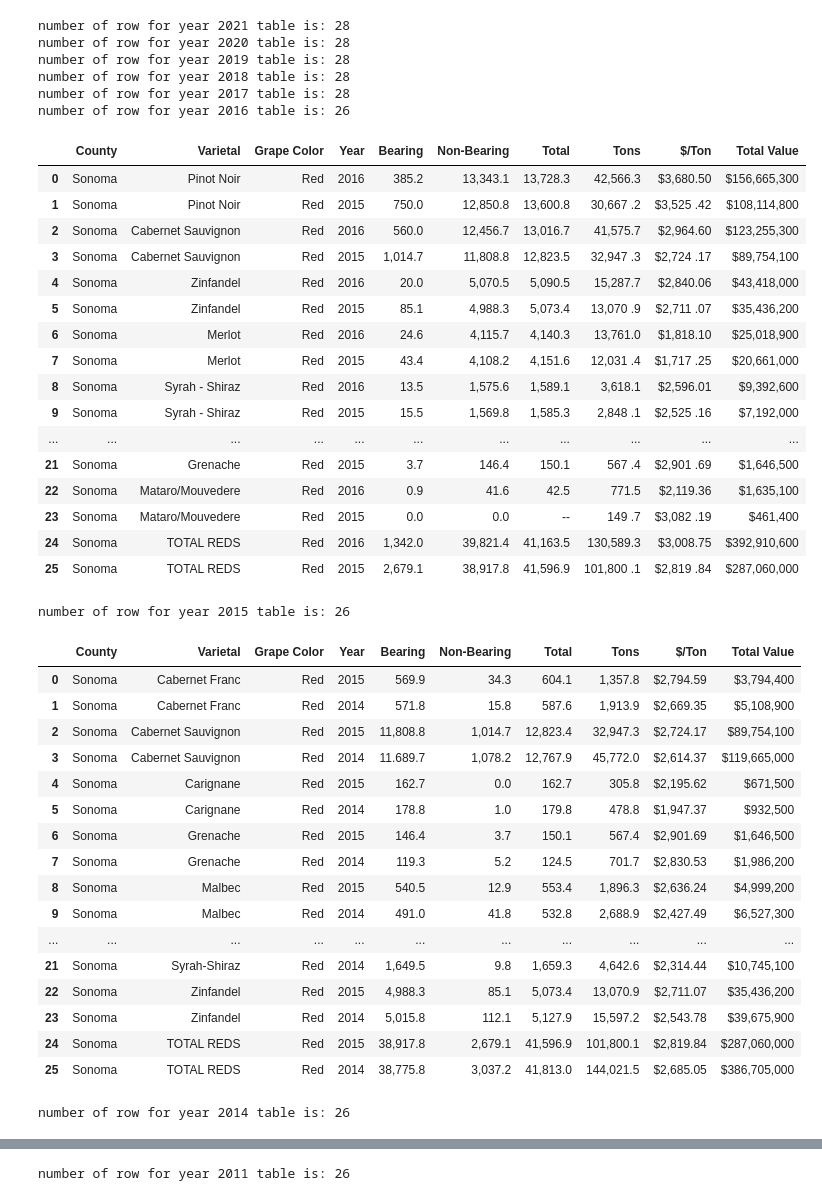
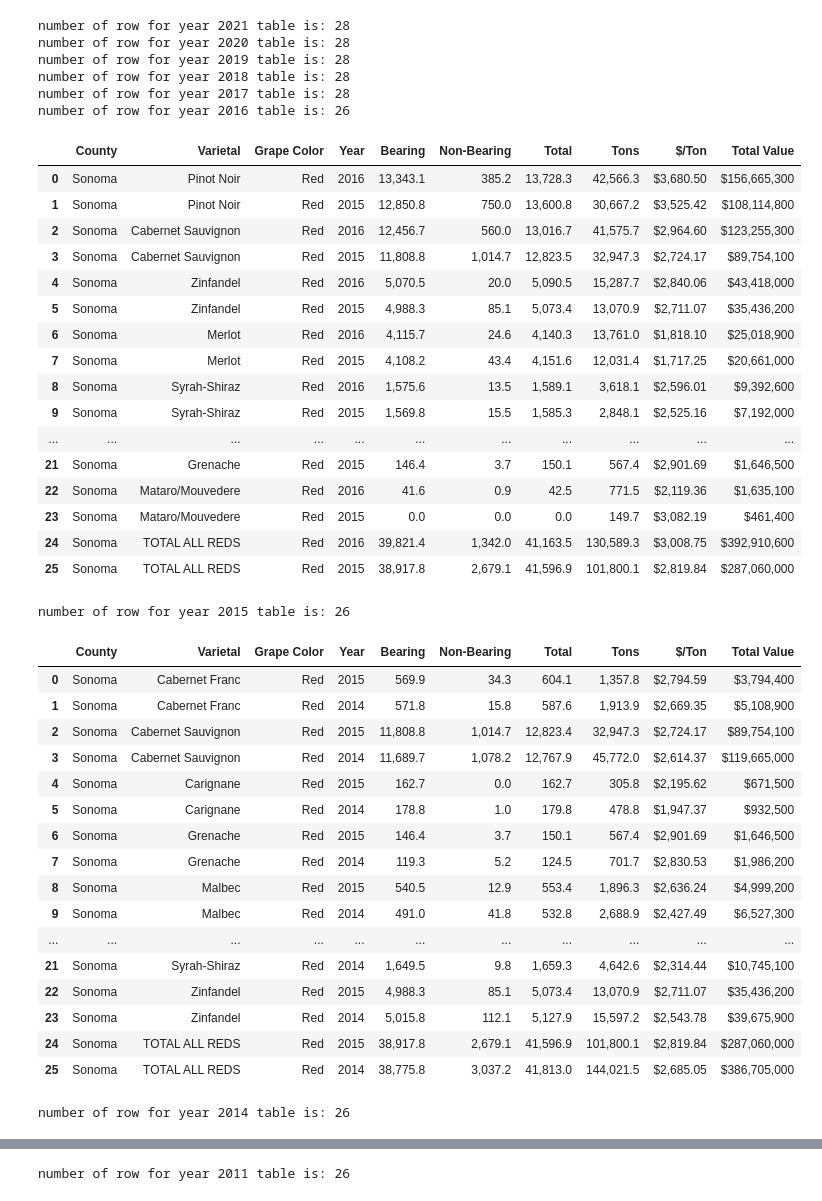
Before and after one commit to oscar6688/Farm-Smoke-Project, a Jupyter notebook: 2001-2021_sonoma.ipynb, the cells around one changed output, grey strips where cells are left out. Saved outputs shown, nothing was run; the diff lists cells and outputs as text; code cells hidden in the pictures.

Commit message:
concat dataframe and fix duplicate errors

```diff
--- a/2001-2021_sonoma.ipynb
+++ b/2001-2021_sonoma.ipynb
@@ -19,7 +19,7 @@ pd.options.mode.chained_assignment = None  # default='warn'
 # If encounter SSL certify error - go to your Python 3.x.x folder and install Certification
 # %%
 csv = pd.read_csv('farm_smoke.csv')
-sonoma_data = csv.query('County == "Sonoma" and Year >= 2000').copy().reset_index(drop=True)
+sonoma_data = csv.query('County == "Sonoma" and Year >= 2001').copy().reset_index(drop=True)
 sonoma_data
 # %% [output]
 |  | County | Year | Links |
@@ -306,7 +307,16 @@ for link, year in zip(urls, sonoma_data['Year']):
 # %%
 def rename_replace_varietal_column(table, year):
 
-    if year <= 2010:
+    if year == 2016:
+        table.columns = ['0', '1', '2', '3', '4', '5', '6', '7']
+        # For 2016 crop report:
+        # temp is non-bearing
+        table['Temp'] = table['3']  # Create a temporary column and store 'Bearing' values
+        table['3'] = table['2']  # Move 'Non-Bearing' values to 'Bearing' column
+        table['2'] = table['Temp']  # Move temporary values to 'Non-Bearing' column
+        table.drop('Temp', axis=1, inplace=True)  # Drop the temporary column
+
+    elif year <= 2010:
         if year != 2006 and year != 2004 and year != 2003 and year != 2001:
             table.columns = ['0', '1', '2', '3', '4', '5', '6', '7', '8', '9']
             table['7'] = table['6'] + table['7']
@@ -324,7 +334,6 @@ def rename_replace_varietal_column(table, year):
         # 2011 specific fixes
         # 24		2011	5,216.8	81.1	5,297.9	13,101.0	$ 2,357.61	$\n30,887,100
         # 25	Zinfandel
-
         data.loc[24][0] = data.loc[25][0]
         data.loc[27][0] = data.loc[28][0]
         data.loc[28][0] = ''
@@ -351,7 +360,11 @@ def rename_replace_varietal_column(table, year):
     data['Varietal'] = data['Varietal'].replace('Cabernet', 'Cabernet Sauvignon')
 
     # for 2016 only; ignored when dataset does not contain these strings
-    data['Varietal'] = data['Varietal'].replace('Sangiovese/', 'Sangiovese/Sangioveto')
+     # for 2016; Sangiovese/Sangiove to Sangiovese
+    data['Varietal'] = data['Varietal'].replace('Sangiovese/', 'Sangiovese')
+    # for 2016 Syrah - Shiraz to Syrah-Shiraz ;
+    data['Varietal'] = data['Varietal'].replace('Syrah - Shiraz', 'Syrah-Shiraz')
+    data['Varietal'] = data['Varietal'].replace('TOTAL REDS', 'TOTAL ALL REDS')
 
     # for 2005 and 2004
     data['Varietal'] = data['Varietal'].replace('Cabernet Sauv.', 'Cabernet Sauvigno')
@@ -389,9 +402,16 @@ def fix_incorrect_digits(data, year):
         data['Non-Bearing'] = data['Non-Bearing'].str.replace('--', '0.0', regex=False)
 
         data['Total'] = data['Total'].str.replace(' .', '.', regex=False)
-        data['Total'].str.replace('--', '0.0', regex=False)
-        data['$/Ton'].str.replace(' .', '.', regex=False)
-        data['Total Value'].str.replace(' ', ',')
+        data['Total'] = data['Total'].str.replace('--', '0.0', regex=False)
+        data['Tons'] = data['Tons'].str.replace(' ', '', regex=False)
+        data['$/Ton'] = data['$/Ton'].str.replace(' .', '.', regex=False)
+        data['Total Value'] = data['Total Value'].str.replace(' ', ',')
+    elif year == 2015:
+        data['$/Ton'] = data['$/Ton'].replace('$2.525.16', '$2,525.16')
+        data['$/Ton'] = data['$/Ton'].replace('$3,525,42', '$3,525.42')
+        data['Bearing'] = data['Bearing'].replace('11 689.7', '11,689.7')
+
+
     elif year == 2011:
         # for 2011 only
         data['Bearing'] = data['Bearing'].str.replace(' ', '.')
@@ -422,7 +442,9 @@ def fix_incorrect_digits(data, year):
 
         # specific for 2007
         data['$/Ton'] = data['$/Ton'].str.replace(' (a)', '', regex=False)
+        data['$/Ton'] = data['$/Ton'].str.replace(')', '', regex=False)
         data['Total Value'] = data['Total Value'].str.replace(') ', '', regex=False)
+        data['Total Value'] = data['Total Value'].str.replace('5,240.200', '5,240,200', regex=False)
 
         # specific for 2006:
         data['Bearing'] = data['Bearing'].str.replace('*', '', regex=False)
@@ -447,6 +469,8 @@ def fix_incorrect_digits(data, year):
 # %%
 # for <= 2016 we need to do it separately because of formatting
 
+combined_data_up_to_2017 = pd.DataFrame()
+combined_data_up_to_2001 = pd.DataFrame()
 
 # this goes up to 2017 files
 for table, year in zip(table_list, sonoma_data['Year']):
@@ -462,55 +486,61 @@ for table, year in zip(table_list, sonoma_data['Year']):
         # if exist a string that has empty space, add a '.' to complete the number
         data = fix_incorrect_digits(data_shifted, year)
 
         print(f'number of row for year {year} table is: {len(data)}')
 
+        combined_data_up_to_2017 = pd.concat([combined_data_up_to_2017, data])
+
         # display(data)
+        # display(combined_data_up_to_2017)
+
     # skips 2012 and 2013, their PDFs are not extractable
     elif year <= 2016 and year != 2013 and year != 2012:
         if year == 2009 or year == 2007 or year == 2003 or year == 2002 or year == 2001:
             table.drop([0,1,2], axis=0, inplace=True)
         else:
             table.drop([0,1], axis=0, inplace=True)
 
         # rename column names
         data_varietal_replaced = rename_replace_varietal_column(table, year)
         data_shifted = add_shift_county_color_column(data_varietal_replaced)
 
         # if exist a string that has empty space, add a '.' to complete the number
         data = fix_incorrect_digits(data_shifted, year)
 
         print(f'number of row for year {year} table is: {len(data)}')
         display(data)
+
+        combined_data_up_to_2001 = pd.concat([combined_data_up_to_2001, data])
 # %% [output]
 number of row for year 2021 table is: 28
 number of row for year 2020 table is: 28
 number of row for year 2019 table is: 28
 number of row for year 2018 table is: 28
 number of row for year 2017 table is: 28
 number of row for year 2016 table is: 26
 |  | County | Varietal | Grape Color | Year | Bearing | Non-Bearing | Total | Tons | $/Ton | Total Value |
-| 0 | Sonoma | Pinot Noir | Red | 2016 | 385.2 | 13,343.1 | 13,728.3 | 42,566.3 | $3,680.50 | $156,665,300 |
-| 1 | Sonoma | Pinot Noir | Red | 2015 | 750.0 | 12,850.8 | 13,600.8 | 30,667 .2 | $3,525 .42 | $108,114,800 |
-| 2 | Sonoma | Cabernet Sauvignon | Red | 2016 | 560.0 | 12,456.7 | 13,016.7 | 41,575.7 | $2,964.60 | $123,255,300 |
-| 3 | Sonoma | Cabernet Sauvignon | Red | 2015 | 1,014.7 | 11,808.8 | 12,823.5 | 32,947 .3 | $2,724 .17 | $89,754,100 |
-| 4 | Sonoma | Zinfandel | Red | 2016 | 20.0 | 5,070.5 | 5,090.5 | 15,287.7 | $2,840.06 | $43,418,000 |
-| 5 | Sonoma | Zinfandel | Red | 2015 | 85.1 | 4,988.3 | 5,073.4 | 13,070 .9 | $2,711 .07 | $35,436,200 |
-| 6 | Sonoma | Merlot | Red | 2016 | 24.6 | 4,115.7 | 4,140.3 | 13,761.0 | $1,818.10 | $25,018,900 |
-| 7 | Sonoma | Merlot | Red | 2015 | 43.4 | 4,108.2 | 4,151.6 | 12,031 .4 | $1,717 .25 | $20,661,000 |
-| 8 | Sonoma | Syrah - Shiraz | Red | 2016 | 13.5 | 1,575.6 | 1,589.1 | 3,618.1 | $2,596.01 | $9,392,600 |
-| 9 | Sonoma | Syrah - Shiraz | Red | 2015 | 15.5 | 1,569.8 | 1,585.3 | 2,848 .1 | $2,525 .16 | $7,192,000 |
+| 0 | Sonoma | Pinot Noir | Red | 2016 | 13,343.1 | 385.2 | 13,728.3 | 42,566.3 | $3,680.50 | $156,665,300 |
+| 1 | Sonoma | Pinot Noir | Red | 2015 | 12,850.8 | 750.0 | 13,600.8 | 30,667.2 | $3,525.42 | $108,114,800 |
+| 2 | Sonoma | Cabernet Sauvignon | Red | 2016 | 12,456.7 | 560.0 | 13,016.7 | 41,575.7 | $2,964.60 | $123,255,300 |
+| 3 | Sonoma | Cabernet Sauvignon | Red | 2015 | 11,808.8 | 1,014.7 | 12,823.5 | 32,947.3 | $2,724.17 | $89,754,100 |
+| 4 | Sonoma | Zinfandel | Red | 2016 | 5,070.5 | 20.0 | 5,090.5 | 15,287.7 | $2,840.06 | $43,418,000 |
+| 5 | Sonoma | Zinfandel | Red | 2015 | 4,988.3 | 85.1 | 5,073.4 | 13,070.9 | $2,711.07 | $35,436,200 |
+| 6 | Sonoma | Merlot | Red | 2016 | 4,115.7 | 24.6 | 4,140.3 | 13,761.0 | $1,818.10 | $25,018,900 |
+| 7 | Sonoma | Merlot | Red | 2015 | 4,108.2 | 43.4 | 4,151.6 | 12,031.4 | $1,717.25 | $20,661,000 |
+| 8 | Sonoma | Syrah-Shiraz | Red | 2016 | 1,575.6 | 13.5 | 1,589.1 | 3,618.1 | $2,596.01 | $9,392,600 |
+| 9 | Sonoma | Syrah-Shiraz | Red | 2015 | 1,569.8 | 15.5 | 1,585.3 | 2,848.1 | $2,525.16 | $7,192,000 |
 | ... | ... | ... | ... | ... | ... | ... | ... | ... | ... | ... |
-| 21 | Sonoma | Grenache | Red | 2015 | 3.7 | 146.4 | 150.1 | 567 .4 | $2,901 .69 | $1,646,500 |
-| 22 | Sonoma | Mataro/Mouvedere | Red | 2016 | 0.9 | 41.6 | 42.5 | 771.5 | $2,119.36 | $1,635,100 |
-| 23 | Sonoma | Mataro/Mouvedere | Red | 2015 | 0.0 | 0.0 | -- | 149 .7 | $3,082 .19 | $461,400 |
-| 24 | Sonoma | TOTAL REDS | Red | 2016 | 1,342.0 | 39,821.4 | 41,163.5 | 130,589.3 | $3,008.75 | $392,910,600 |
-| 25 | Sonoma | TOTAL REDS | Red | 2015 | 2,679.1 | 38,917.8 | 41,596.9 | 101,800 .1 | $2,819 .84 | $287,060,000 |
+| 21 | Sonoma | Grenache | Red | 2015 | 146.4 | 3.7 | 150.1 | 567.4 | $2,901.69 | $1,646,500 |
+| 22 | Sonoma | Mataro/Mouvedere | Red | 2016 | 41.6 | 0.9 | 42.5 | 771.5 | $2,119.36 | $1,635,100 |
+| 23 | Sonoma | Mataro/Mouvedere | Red | 2015 | 0.0 | 0.0 | 0.0 | 149.7 | $3,082.19 | $461,400 |
+| 24 | Sonoma | TOTAL ALL REDS | Red | 2016 | 39,821.4 | 1,342.0 | 41,163.5 | 130,589.3 | $3,008.75 | $392,910,600 |
+| 25 | Sonoma | TOTAL ALL REDS | Red | 2015 | 38,917.8 | 2,679.1 | 41,596.9 | 101,800.1 | $2,819.84 | $287,060,000 |
 number of row for year 2015 table is: 26
 |  | County | Varietal | Grape Color | Year | Bearing | Non-Bearing | Total | Tons | $/Ton | Total Value |
 | 0 | Sonoma | Cabernet Franc | Red | 2015 | 569.9 | 34.3 | 604.1 | 1,357.8 | $2,794.59 | $3,794,400 |
 | 1 | Sonoma | Cabernet Franc | Red | 2014 | 571.8 | 15.8 | 587.6 | 1,913.9 | $2,669.35 | $5,108,900 |
 | 2 | Sonoma | Cabernet Sauvignon | Red | 2015 | 11,808.8 | 1,014.7 | 12,823.4 | 32,947.3 | $2,724.17 | $89,754,100 |
-| 3 | Sonoma | Cabernet Sauvignon | Red | 2014 | 11.689.7 | 1,078.2 | 12,767.9 | 45,772.0 | $2,614.37 | $119,665,000 |
+| 3 | Sonoma | Cabernet Sauvignon | Red | 2014 | 11,689.7 | 1,078.2 | 12,767.9 | 45,772.0 | $2,614.37 | $119,665,000 |
 | 4 | Sonoma | Carignane | Red | 2015 | 162.7 | 0.0 | 162.7 | 305.8 | $2,195.62 | $671,500 |
 | 5 | Sonoma | Carignane | Red | 2014 | 178.8 | 1.0 | 179.8 | 478.8 | $1,947.37 | $932,500 |
 | 6 | Sonoma | Grenache | Red | 2015 | 146.4 | 3.7 | 150.1 | 567.4 | $2,901.69 | $1,646,500 |
@@ -521,8 +551,8 @@ number of row for year 2015 table is: 26
 | 21 | Sonoma | Syrah-Shiraz | Red | 2014 | 1,649.5 | 9.8 | 1,659.3 | 4,642.6 | $2,314.44 | $10,745,100 |
 | 22 | Sonoma | Zinfandel | Red | 2015 | 4,988.3 | 85.1 | 5,073.4 | 13,070.9 | $2,711.07 | $35,436,200 |
 | 23 | Sonoma | Zinfandel | Red | 2014 | 5,015.8 | 112.1 | 5,127.9 | 15,597.2 | $2,543.78 | $39,675,900 |
-| 24 | Sonoma | TOTAL REDS | Red | 2015 | 38,917.8 | 2,679.1 | 41,596.9 | 101,800.1 | $2,819.84 | $287,060,000 |
-| 25 | Sonoma | TOTAL REDS | Red | 2014 | 38,775.8 | 3,037.2 | 41,813.0 | 144,021.5 | $2,685.05 | $386,705,000 |
+| 24 | Sonoma | TOTAL ALL REDS | Red | 2015 | 38,917.8 | 2,679.1 | 41,596.9 | 101,800.1 | $2,819.84 | $287,060,000 |
+| 25 | Sonoma | TOTAL ALL REDS | Red | 2014 | 38,775.8 | 3,037.2 | 41,813.0 | 144,021.5 | $2,685.05 | $386,705,000 |
 number of row for year 2014 table is: 26
 |  | County | Varietal | Grape Color | Year | Bearing | Non-Bearing | Total | Tons | $/Ton | Total Value |
 | 0 | Sonoma | Cabernet Franc | Red | 2014 | 571.8 | 15.8 | 587.6 | 1,913.9 | $2,669.35 | $5,108,900 |
```
Also changed, not shown: parts of 30 cells of this notebook.
